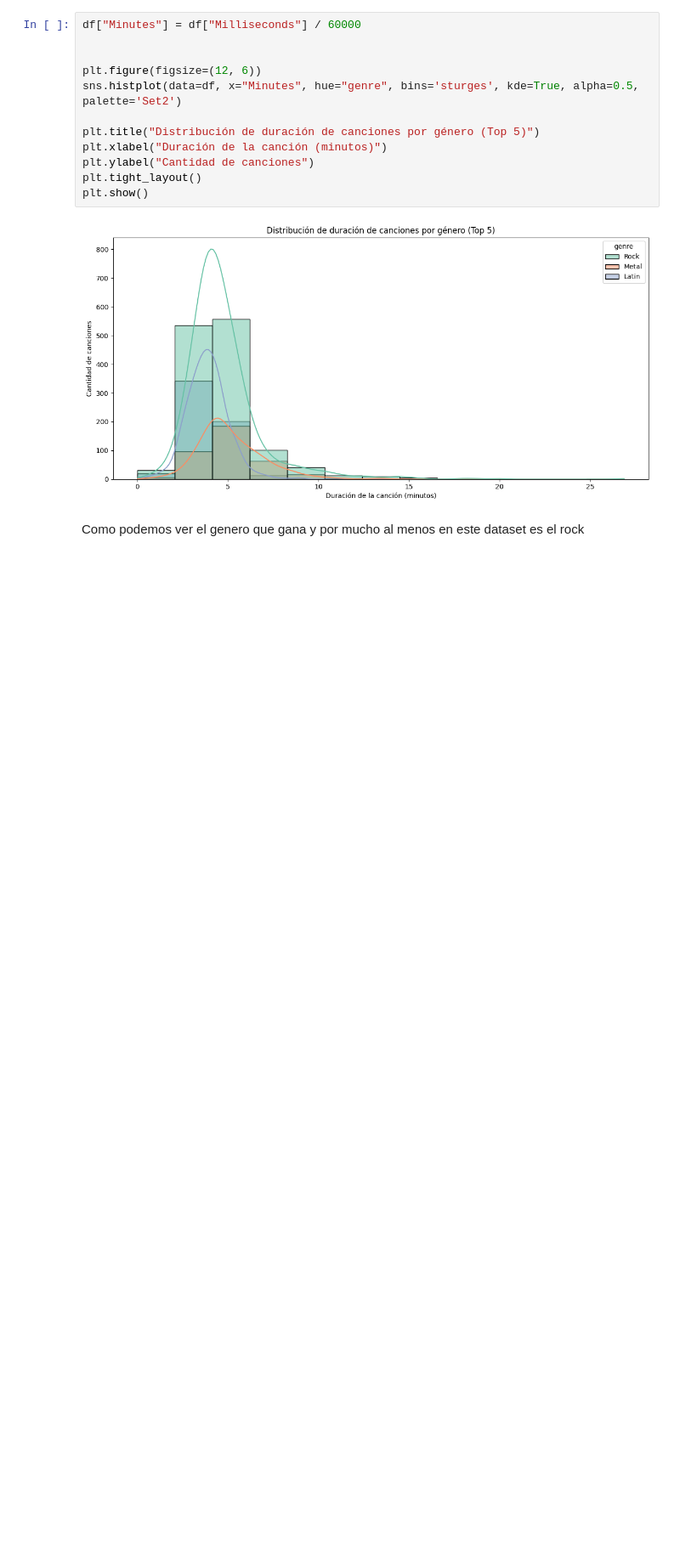
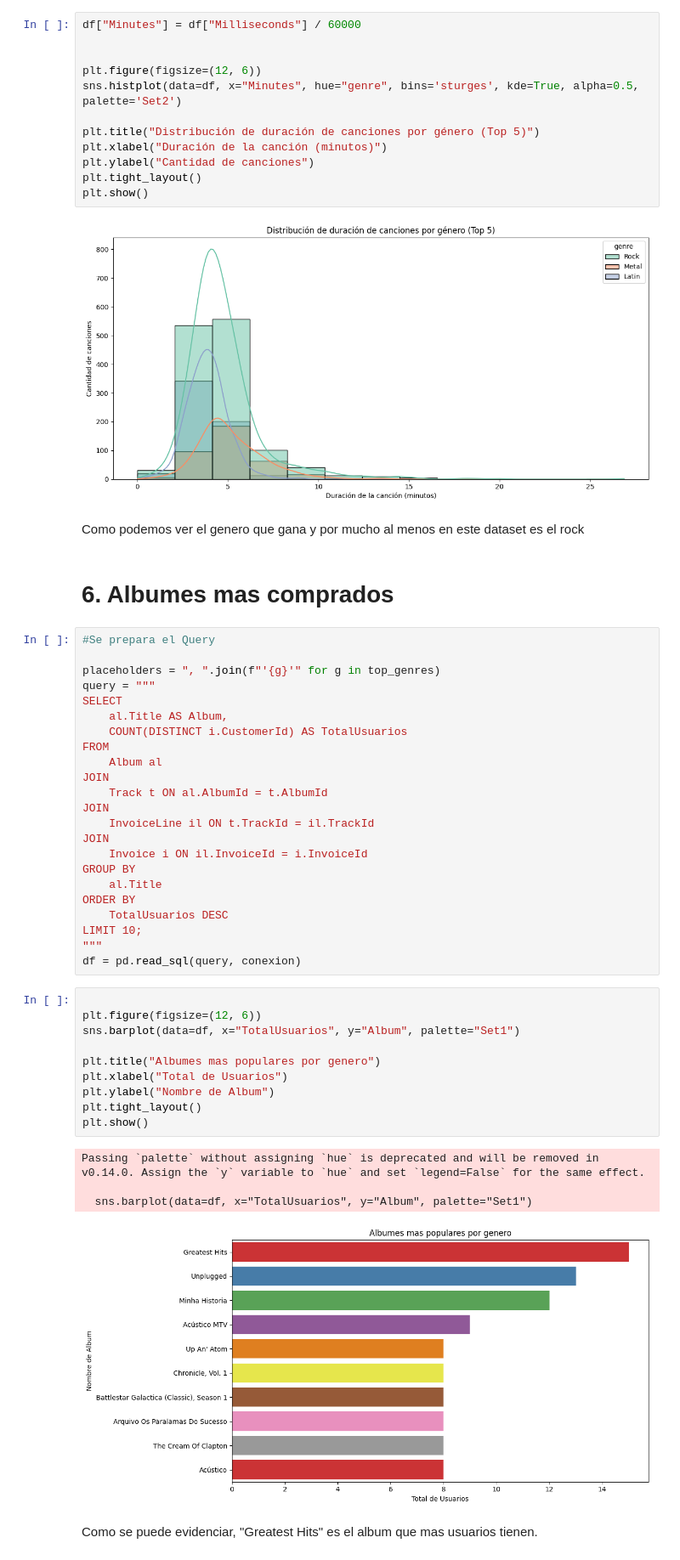
Before and after one commit to dantedrd/analisisdedatosactv4, a Jupyter notebook: analisismusicnotebook.ipynb, the cells around one changed output. Shown: that part at 85% size. Saved outputs shown, nothing was run; the diff lists cells and outputs as text; blank space fills up the shorter version.

```diff
--- a/analisismusicnotebook.ipynb
+++ b/analisismusicnotebook.ipynb
@@ -230,3 +230,45 @@ plt.show()
 [figure]
 # %% [markdown]
 Como podemos ver el genero que gana y por mucho al menos en este dataset es el rock
+# %% [markdown]
+# **6. Albumes mas comprados**
+# %%
+#Se prepara el Query
+
+placeholders = ", ".join(f"'{g}'" for g in top_genres)
+query = """
+SELECT
+    al.Title AS Album,
+    COUNT(DISTINCT i.CustomerId) AS TotalUsuarios
+FROM
+    Album al
+JOIN
+    Track t ON al.AlbumId = t.AlbumId
+JOIN
+    InvoiceLine il ON t.TrackId = il.TrackId
+JOIN
+    Invoice i ON il.InvoiceId = i.InvoiceId
+GROUP BY
+    al.Title
+ORDER BY
+    TotalUsuarios DESC
+LIMIT 10;
+"""
+df = pd.read_sql(query, conexion)
+# %%
+
+plt.figure(figsize=(12, 6))
+sns.barplot(data=df, x="TotalUsuarios", y="Album", palette="Set1")
+
+plt.title("Albumes mas populares por genero")
+plt.xlabel("Total de Usuarios")
+plt.ylabel("Nombre de Album")
+plt.tight_layout()
+plt.show()
+# %% [output]
+Passing `palette` without assigning `hue` is deprecated and will be removed in v0.14.0. Assign the `y` variable to `hue` and set `legend=False` for the same effect.
+
+  sns.barplot(data=df, x="TotalUsuarios", y="Album", palette="Set1")
+[figure, added]
+# %% [markdown]
+Como se puede evidenciar, "Greatest Hits" es el album que mas usuarios tienen.
```
Also changed, not shown: parts of 17 cells of this notebook.
